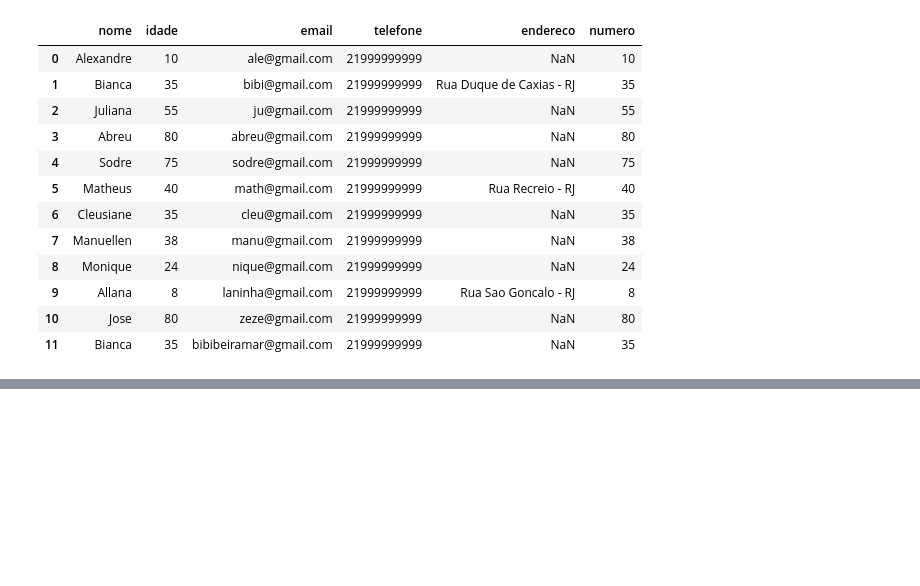
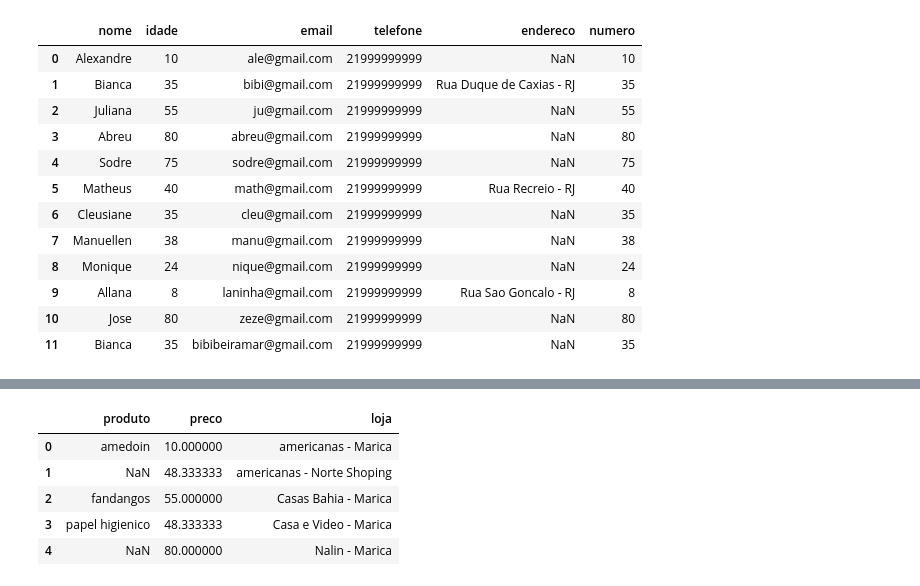
Before and after one commit to HunterLowBit/Facauldade_2023, a Jupyter notebook: Testes/Monitoria/index.ipynb, the cells around one changed output, grey strips where cells are left out. Saved outputs shown, nothing was run; the diff lists cells and outputs as text; code cells hidden in the pictures; blank space fills up the shorter version.

```diff
--- a/Testes/Monitoria/index.ipynb
+++ b/Testes/Monitoria/index.ipynb
@@ -178,0 +218,10 @@ display(Tabela_cadastro)
+# %%
+vendas_df[ 'preco'] = vendas_df['preco'].fillna(vendas_df['preco'].mean())
+display(vendas_df)
+# %% [output]
+|  | produto | preco | loja |
+| 0 | amedoin | 10.000000 | americanas - Marica |
+| 1 | NaN | 48.333333 | americanas - Norte Shoping |
+| 2 | fandangos | 55.000000 | Casas Bahia - Marica |
+| 3 | papel higienico | 48.333333 | Casa e Video - Marica |
+| 4 | NaN | 80.000000 | Nalin - Marica |
```
Also changed, not shown: parts of 11 cells of this notebook, 1 other file.
